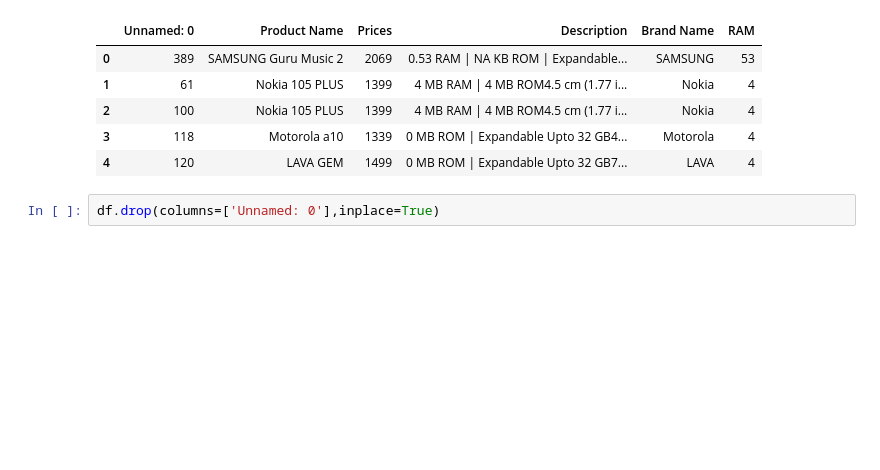
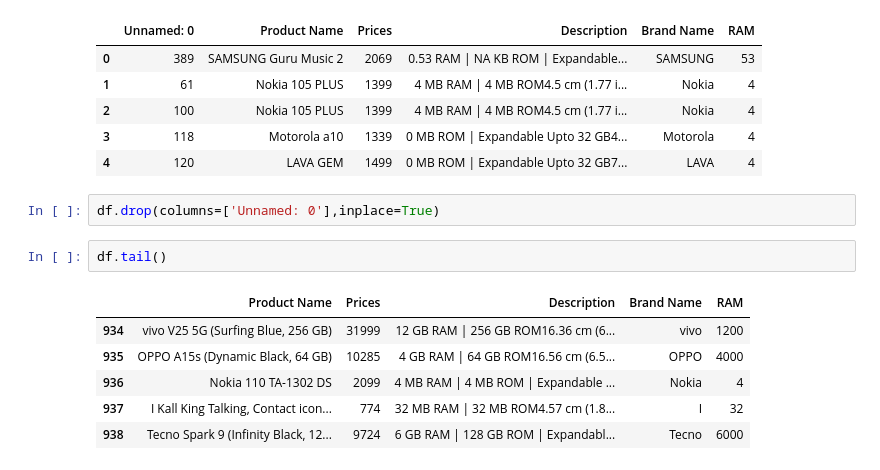
Before and after one commit to Gourav-Bangad/DSCI, a Jupyter notebook: Analysis.ipynb, the cells around one changed output. Drawn from its saved outputs; the diff is of its cells as text; blank space fills up the shorter version.

```diff
--- a/Analysis.ipynb
+++ b/Analysis.ipynb
@@ -235,3 +237,12 @@ df.head()
 | 4 | 120 | LAVA GEM | 1499 | 0 MB ROM | Expandable Upto 32 GB7... | LAVA | 4 |
 # %%
 df.drop(columns=['Unnamed: 0'],inplace=True)
+# %%
+df.tail()
+# %% [output]
+|  | Product Name | Prices | Description | Brand Name | RAM |
+| 934 | vivo V25 5G (Surfing Blue, 256 GB) | 31999 | 12 GB RAM | 256 GB ROM16.36 cm (6... | vivo | 1200 |
+| 935 | OPPO A15s (Dynamic Black, 64 GB) | 10285 | 4 GB RAM | 64 GB ROM16.56 cm (6.5... | OPPO | 4000 |
+| 936 | Nokia 110 TA-1302 DS | 2099 | 4 MB RAM | 4 MB ROM | Expandable ... | Nokia | 4 |
+| 937 | I Kall King Talking, Contact icon... | 774 | 32 MB RAM | 32 MB ROM4.57 cm (1.8... | I | 32 |
+| 938 | Tecno Spark 9 (Infinity Black, 12... | 9724 | 6 GB RAM | 128 GB ROM | Expandabl... | Tecno | 6000 |
```
Also changed, not shown: parts of 15 cells of this notebook, 1 other file.
